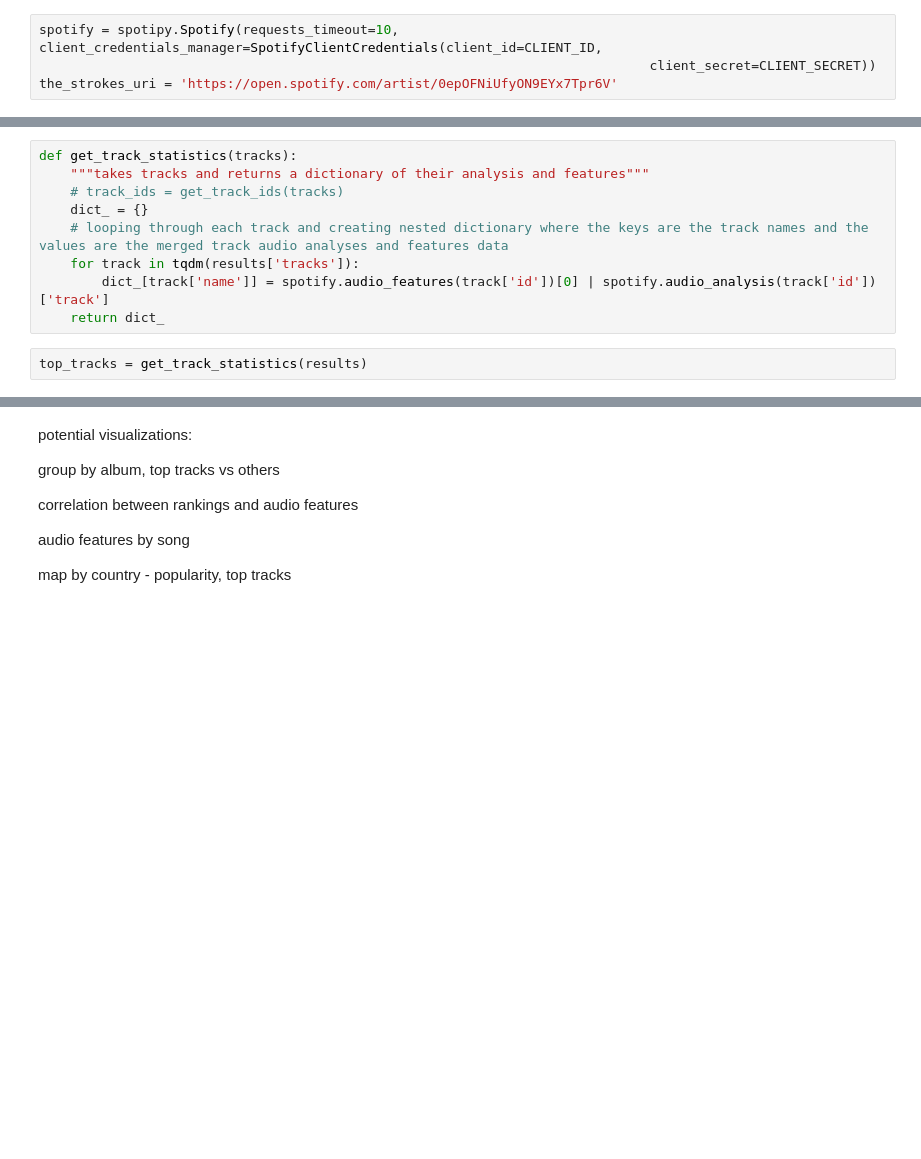
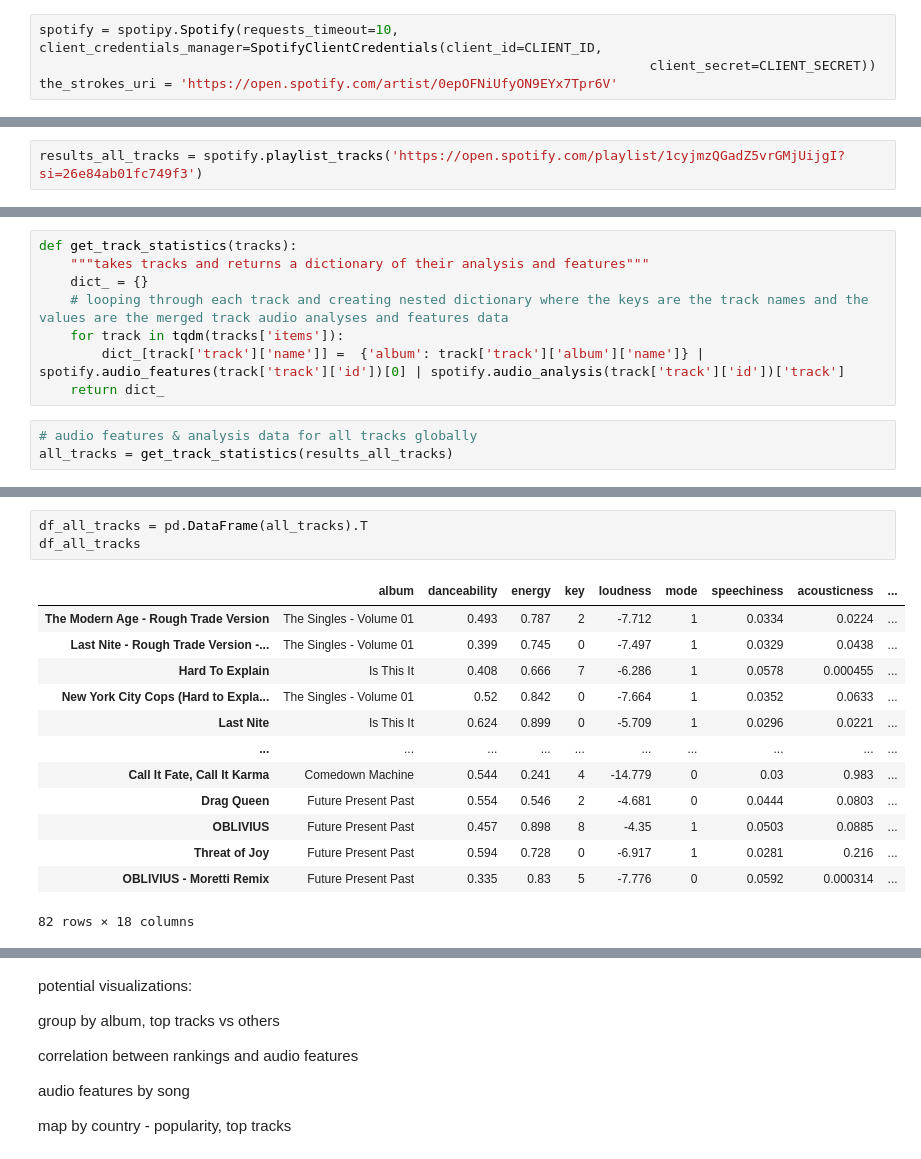
Before and after one commit to a-shinn/Data-Project-2-The-Strokes-Spotify-Analysis-In-Progress, a Jupyter notebook: spotipy_api_testing.ipynb, the cells around one changed output, grey strips where cells are left out. Cells and saved outputs as stored; diff of their text form; blank space fills up the shorter version.

```diff
--- a/spotipy_api_testing.ipynb
+++ b/spotipy_api_testing.ipynb
@@ -23,0 +14,2 @@ results = spotify.artist_top_tracks(the_strokes_uri)
+# %%
+results_all_tracks = spotify.playlist_tracks('https://open.spotify.com/playlist/1cyjmzQGadZ5vrGMjUijgI?si=26e84ab01fc749f3')
@@ -24,11 +36,11 @@ results = spotify.artist_top_tracks(the_strokes_uri)
 # %%
 def get_track_statistics(tracks):
     """takes tracks and returns a dictionary of their analysis and features"""
-    # track_ids = get_track_ids(tracks)
     dict_ = {}
     # looping through each track and creating nested dictionary where the keys are the track names and the values are the merged track audio analyses and features data
-    for track in tqdm(results['tracks']):
-        dict_[track['name']] = spotify.audio_features(track['id'])[0] | spotify.audio_analysis(track['id'])['track']
+    for track in tqdm(tracks['items']):
+        dict_[track['track']['name']] =  {'album': track['track']['album']['name']} | spotify.audio_features(track['track']['id'])[0] | spotify.audio_analysis(track['track']['id'])['track']
     return dict_
 # %%
-top_tracks = get_track_statistics(results)
+# audio features & analysis data for all tracks globally
+all_tracks = get_track_statistics(results_all_tracks)
@@ -60,0 +121,17 @@ df
+# %%
+df_all_tracks = pd.DataFrame(all_tracks).T
+df_all_tracks
+# %% [output]
+|  | album | danceability | energy | key | loudness | mode | speechiness | acousticness | ... |
+| The Modern Age - Rough Trade Version | The Singles - Volume 01 | 0.493 | 0.787 | 2 | -7.712 | 1 | 0.0334 | 0.0224 | ... |
+| Last Nite - Rough Trade Version -... | The Singles - Volume 01 | 0.399 | 0.745 | 0 | -7.497 | 1 | 0.0329 | 0.0438 | ... |
+| Hard To Explain | Is This It | 0.408 | 0.666 | 7 | -6.286 | 1 | 0.0578 | 0.000455 | ... |
+| New York City Cops (Hard to Expla... | The Singles - Volume 01 | 0.52 | 0.842 | 0 | -7.664 | 1 | 0.0352 | 0.0633 | ... |
+| Last Nite | Is This It | 0.624 | 0.899 | 0 | -5.709 | 1 | 0.0296 | 0.0221 | ... |
+| ... | ... | ... | ... | ... | ... | ... | ... | ... | ... |
+| Call It Fate, Call It Karma | Comedown Machine | 0.544 | 0.241 | 4 | -14.779 | 0 | 0.03 | 0.983 | ... |
+| Drag Queen | Future Present Past | 0.554 | 0.546 | 2 | -4.681 | 0 | 0.0444 | 0.0803 | ... |
+| OBLIVIUS | Future Present Past | 0.457 | 0.898 | 8 | -4.35 | 1 | 0.0503 | 0.0885 | ... |
+| Threat of Joy | Future Present Past | 0.594 | 0.728 | 0 | -6.917 | 1 | 0.0281 | 0.216 | ... |
+| OBLIVIUS - Moretti Remix | Future Present Past | 0.335 | 0.83 | 5 | -7.776 | 0 | 0.0592 | 0.000314 | ... |
+82 rows × 18 columns
```
Also changed, not shown: parts of 17 cells of this notebook.
